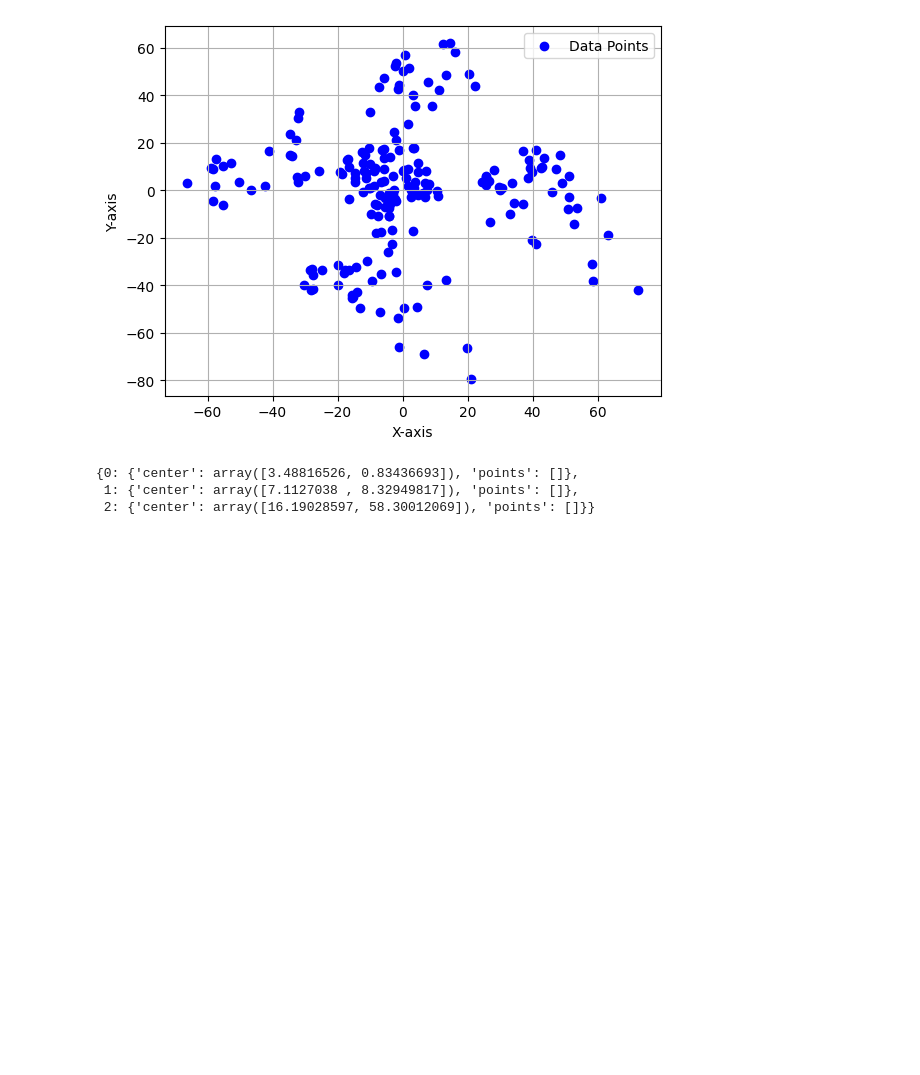
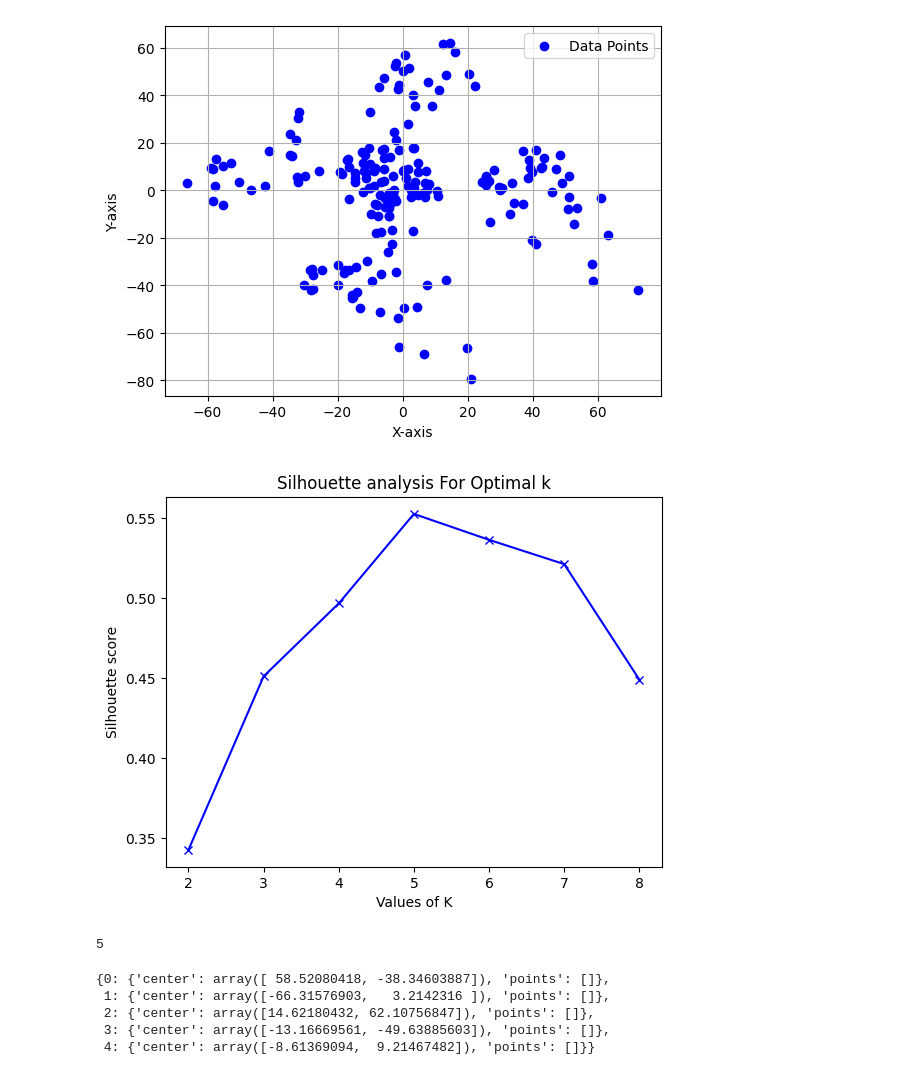
Before and after one commit to tinatran274/pca_kmeans, a Jupyter notebook: kmeans.ipynb, the cells around one changed output. Drawn from its saved outputs; the diff is of its cells as text; code cells hidden in the pictures; blank space fills up the shorter version.

```diff
--- a/kmeans.ipynb
+++ b/kmeans.ipynb
@@ -84,22 +131,24 @@ def pred_cluster(clusters):
 # %%
-import random
-k = 3
+k = find_k()
+print(k)
 clusters = {}
-centers = []
-for idx in range(k):
-    center = data[random.randint(0, len(data))]
-    centers.append(center)
+center = initialize(k)
+for i in range(k):
     points = []
     cluster = {
-        'center' : center,
+        'center' : center[i],
         'points' : []
     }
-    clusters[idx] = cluster
+    clusters[i] = cluster
 clusters
 # %% [output]
+[figure, added]
-{0: {'center': array([3.48816526, 0.83436693]), 'points': []},
- 1: {'center': array([7.1127038 , 8.32949817]), 'points': []},
- 2: {'center': array([16.19028597, 58.30012069]), 'points': []}}
+5
+{0: {'center': array([ 58.52080418, -38.34603887]), 'points': []},
+ 1: {'center': array([-66.31576903,   3.2142316 ]), 'points': []},
+ 2: {'center': array([14.62180432, 62.10756847]), 'points': []},
+ 3: {'center': array([-13.16669561, -49.63885603]), 'points': []},
+ 4: {'center': array([-8.61369094,  9.21467482]), 'points': []}}
 # %%
 import matplotlib.pyplot as plt
 import numpy as np
```
Also changed, not shown: parts of 13 cells of this notebook.
